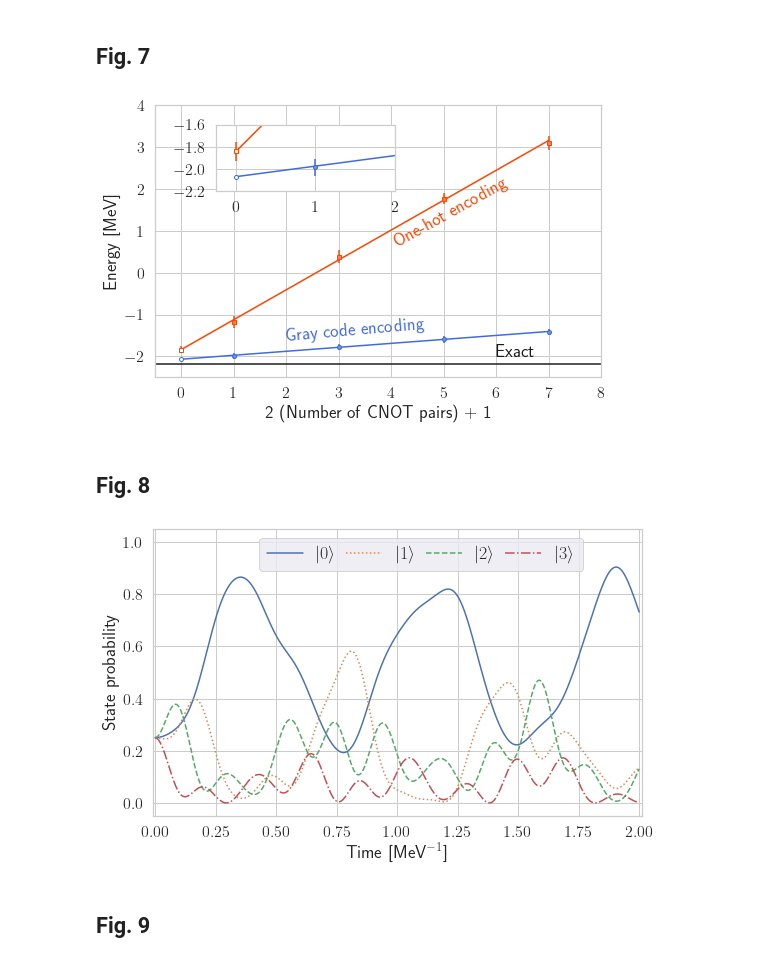
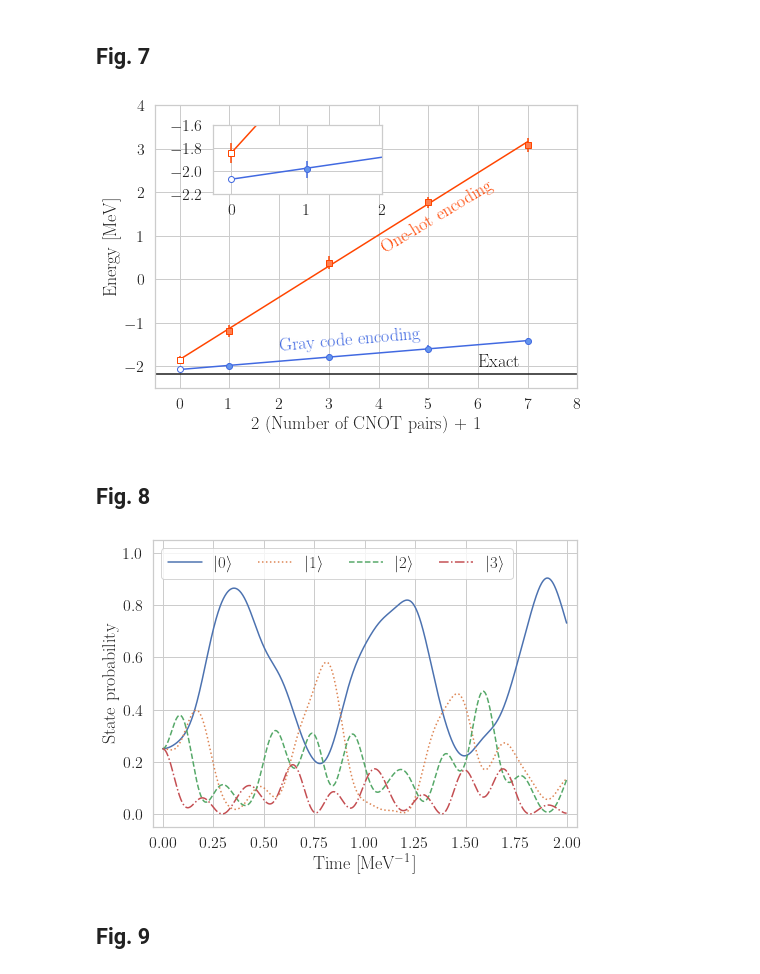
Before and after one commit to glassnotes/GrayCode-QubitEncoding, a Jupyter notebook: notebooks/paper-figures.ipynb, the cells around one changed output. Saved outputs shown, nothing was run; the diff lists cells and outputs as text; code cells hidden in the pictures.

```diff
--- a/notebooks/paper-figures.ipynb
+++ b/notebooks/paper-figures.ipynb
@@ -46,7 +46,8 @@ sns.set_theme(style='whitegrid',font='sans-serif', rc={'text.usetex' : True})
 ## Global sizes for labels on plots
 xtick_size=16
 ytick_size=16
-legend_fontsize=18
+legend_fontsize=17
+encoding_size = 20
 textsize=18
 
 # Basis states for the two systems
@@ -213,7 +217,8 @@ for key, grp in noise_free_data.groupby(['sim_type', 'enc_type']):
     if key[0] == 'Statevector':
         continue
 
-    plt.figure(figsize=(6.5, 4))
+    #plt.figure(figsize=(6.5, 4))
+    plt.figure(figsize=(7,5))
 
     count = 0
     for nstates, state_group in grp.groupby(['n_states']):
@@ -226,10 +231,10 @@ for key, grp in noise_free_data.groupby(['sim_type', 'enc_type']):
 #         plt.text(-2.93,6.2,"QASM simulator\n Shots: 10000",fontsize=textsize,bbox=properties)
 
     properties=dict(boxstyle='round',edgecolor="black",facecolor=background_colors[key[1]], alpha=1.0)
-    plt.text(-2.9,5.3,f"{key[1]}",fontsize=20,bbox=properties)
+    plt.text(-2.9,5.3,f"{key[1]}",fontsize=encoding_size,bbox=properties)
 
 
-    plt.legend(fontsize=textsize)
+    plt.legend(fontsize=legend_fontsize)
 
     plt.xlabel("Energy [MeV]", fontsize=textsize)
     plt.ylabel("Density", fontsize=textsize)
@@ -328,7 +333,7 @@ selection_criteria = (noisy_data["n_states"] == 4)
 selection_criteria &= ((noisy_data["device"] == "vigo") | (noisy_data["device"] == "no_device"))
 for key, grp in noisy_data[selection_criteria].groupby("enc_type"):
 
-    fig, ax = plt.subplots(figsize=(8, 5))
+    fig, ax = plt.subplots(figsize=(7, 5))
 
 
     for mit_key, mit_grp in grp.groupby(["meas_mit", "layout", "device"]):
@@ -365,15 +370,15 @@ for key, grp in noisy_data[selection_criteria].groupby("enc_type"):
         ax.legend(
             (m1, m3, m2, m4),
             ("Noise", "No noise", "Noise w/ mitigation", "True value (N=4)"),
-            fontsize=16,
+            fontsize=legend_fontsize,
             loc="lower right",
         )
     if key == "One-hot":
         properties=dict(boxstyle='round', edgecolor="black",facecolor='lightgray', alpha=1.0)
-        plt.text(-0.8,5,"QASM simulator\n Shots: 10000\n Trials: 100",fontsize=textsize,bbox=properties)
+        plt.text(-1.,5,"QASM simulator\n Shots: 10000\n Trials: 100",fontsize=textsize,bbox=properties)
 
     properties=dict(boxstyle='round',edgecolor="black",facecolor=background_colors[key], alpha=1.0)
-    plt.text(-2.9,5.3,f"{key}",fontsize=20,bbox=properties)
+    plt.text(-2.9,5.3,f"{key}",fontsize=encoding_size,bbox=properties)
 
     ax.set_ylabel("Density", fontsize=textsize)
     ax.set_xlabel("Energy [MeV]", fontsize=textsize)
@@ -399,12 +404,13 @@ for key, grp in noisy_data[selection_criteria].groupby("enc_type"):
 data_dir="../paper-data/noise"
 
 device = "ibmq_vigo"
-encodings = ["one_hot", "gray_code"]
-layout = {"gray_code": "2-1", "one_hot": "2-1-3-4"}
+encodings = ["One-hot", "Gray code"]
+encoding_file = {"One-hot": "one_hot", "Gray code": "gray_code"}
+layout = {"Gray code": "2-1", "One-hot": "2-1-3-4"}
 nCNOTs = np.array([0, 1, 2, 3])
-colours = {"gray_code": "royalblue", "one_hot": "orangered"}
-markers = {"gray_code": "o", "one_hot": "s"}
-fillcolour = {"gray_code": "cornflowerblue", "one_hot": "coral"}
+colours = {"Gray code": "royalblue", "One-hot": "orangered"}
+markers = {"Gray code": "o", "One-hot": "s"}
+fillcolour = {"Gray code": "cornflowerblue", "One-hot": "coral"}
 
 extrapolation_data = pd.DataFrame(
     columns=[
@@ -416,14 +422,14 @@ extrapolation_data = pd.DataFrame(
 )
 for encoding in encodings:
     for n in nCNOTs:
-        filename = f"{data_dir}/2020-07-29_{encoding}-4_states-qasm_simulator-10000_shots-SPSA-{device}_layout-{layout[encoding]}-mit_meas-CNOTs{n}-energies.npy"
+        filename = f"{data_dir}/2020-07-29_{encoding_file[encoding]}-4_states-qasm_simulator-10000_shots-SPSA-{device}_layout-{layout[encoding]}-mit_meas-CNOTs{n}-energies.npy"
         data = np.load(filename)
         mu = np.mean(data)
         err = np.std(data)
         datadict = {"encoding": encoding, "CNOTs": n, "mean": mu, "std": err}
         extrapolation_data = extrapolation_data.append(datadict, ignore_index=True)
 # %%
-fig, ax = plt.subplots(figsize=(8, 5))
+fig, ax = plt.subplots(figsize=(7, 5))
 ins = inset_axes(
     ax,
     width="50%",
@@ -434,7 +440,8 @@ ins = inset_axes(
 
 ax.axhline(y=diagonalized_values[4][1], ls="-", c="k")
 
-ms = 4
+# markersize
+ms = 6
 
 for enckey, encgrp in extrapolation_data.groupby("encoding"):
     # do fit
@@ -483,38 +490,40 @@ for enckey, encgrp in extrapolation_data.groupby("encoding"):
 
 ax.annotate(
     r"One-hot encoding",
-    color=colours["one_hot"],
+    color=colours["One-hot"],
     xy=(4, 0.6),
-    rotation="29",
+    rotation="31",
     fontsize=textsize,
 )
 ax.annotate("Exact", xy=(6, -2), c="k", fontsize=textsize)
 ax.annotate(
     r"Gray code encoding",
-    color=colours["gray_code"],
+    color=colours["Gray code"],
     xy=(2, -1.65),
     rotation="5",
     fontsize=textsize,
 )
 ax.set_ylabel("Energy [MeV]", fontsize=textsize)
 ax.set_xlabel("2 (Number of CNOT pairs) + 1", fontsize=textsize)
 ax.set_xticks(range(-1, 10))
 ins.set_xticks(range(-1, 10))
 ax.set_yticks(np.arange(-3, 5, 1))
 ins.set_yticks(np.arange(-3, 2, 0.2))
 ax.set_yticks(np.arange(-3, 2, 0.25), minor=True)
 ins.set_yticks(np.arange(-3, 2, 0.05), minor=True)
 ax.tick_params(axis="x", labelsize=xtick_size)
 ax.tick_params(axis="y", labelsize=ytick_size)
 ins.tick_params(axis="x", labelsize=xtick_size)
 ins.tick_params(axis="y", labelsize=ytick_size)
 ax.set_xlim(-0.5, 8)
 ax.set_ylim(-2.5, 4)
 ins.set_xlim(-0.25, 2)
 ins.set_ylim(-2.2, -1.6)
+plt.tight_layout()
+
 plt.savefig(f"../paper-figures/fig7-extrapolation_zero_noise.pdf")
 # %% [output]
-[figure, old version]
+[figure, new version]
 # %% [markdown]
 ## Fig. 8
 # %%
@@ -545,8 +554,7 @@ for time_idx, time in enumerate(list(time_range)):
     trajectories_gc[time_idx, 2] = true_probabilities[3].real
     trajectories_gc[time_idx, 3] = true_probabilities[2].real
 
-sns.set(rc={'figure.figsize':(16,8)})
-plt.figure(figsize=(8, 5))
+plt.figure(figsize=(7, 5))
 with sns.axes_style("whitegrid"):
     for state_idx, state in enumerate(states_gc):
         plt.plot(time_range, trajectories_gc[:, state_idx],
@@ -559,14 +567,14 @@ plt.ylabel("State probability", fontsize=textsize)
 plt.xticks(fontsize=xtick_size)
 plt.yticks(fontsize=ytick_size)
 # plt.title("Evolution of basis states under $N=4$ Hamiltonian", fontsize=textsize)
-plt.legend(fontsize=textsize, bbox_to_anchor=(.2,1), loc='upper left',ncol=len(states_gc),columnspacing=.5);
+plt.legend(fontsize=legend_fontsize, bbox_to_anchor=(0,1), loc='upper left',ncol=len(states_gc),columnspacing=1.4);
 plt.ylim(-0.05,1.05)
-plt.xlim(-0.01,2.01)
+plt.xlim(-0.05,2.05)
 plt.tight_layout()
 
 plt.savefig("../paper-figures/fig8-ham_sim_trajectory.pdf")
 # %% [output]
-[figure, old version]
+[figure, new version]
 # %% [markdown]
 ## Fig. 9
 # %%
```
Also changed, not shown: parts of 12 cells of this notebook.
